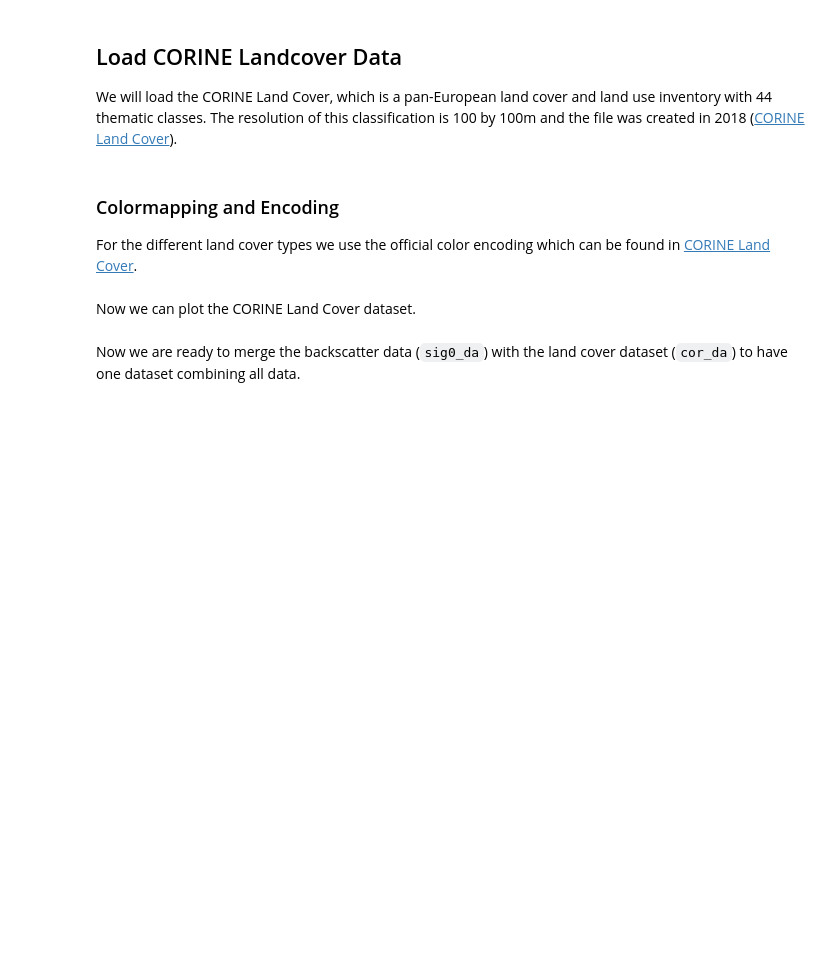
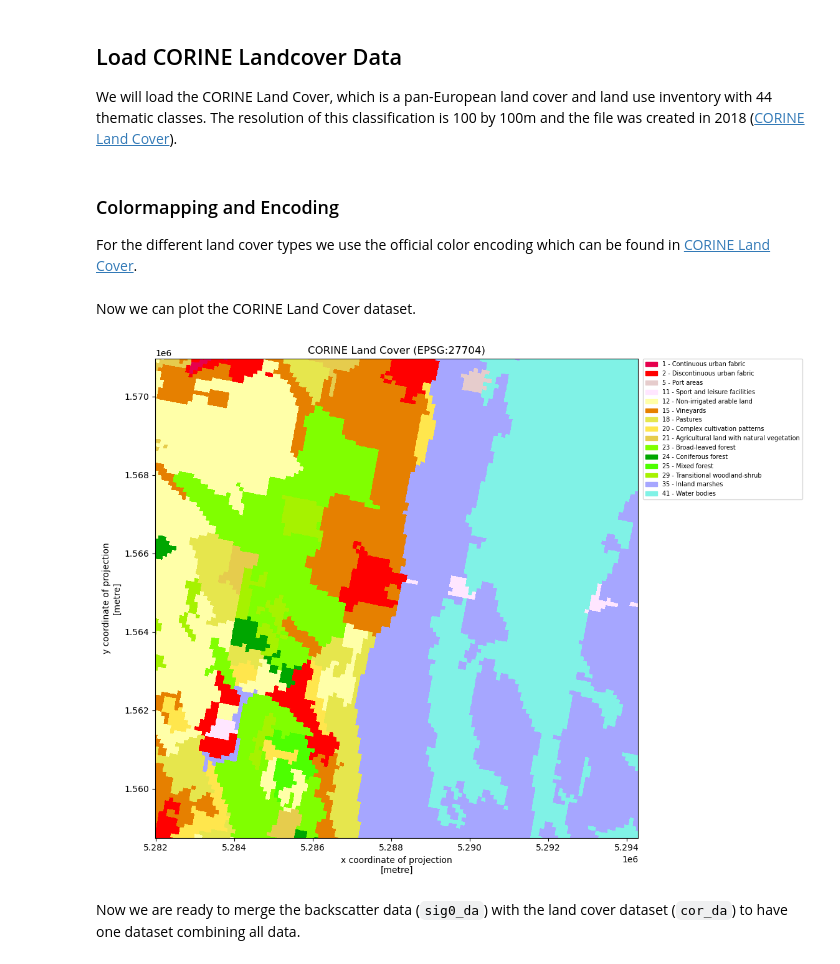
Before and after one commit to TUW-GEO/microwave-remote-sensing, a Jupyter notebook: unit_02/06_in_class_exercise.ipynb, the cells around one changed output. Drawn from its saved outputs; the diff is of its cells as text; code cells hidden in the pictures; blank space fills up the shorter version.

Commit message:
create single fucntions for plotting, renamed package file, rename some variables for better understanding

```diff
--- a/unit_02/06_in_class_exercise.ipynb
+++ b/unit_02/06_in_class_exercise.ipynb
@@ -57,14 +63,12 @@ norm = BoundaryNorm(categories + [max(categories) + 1], len(categories))
 # %% [markdown]
 Now we can plot the CORINE Land Cover dataset.
 # %%
-# Get landcover codes present in the image
 present_landcover_codes = np.unique(cor_da.values[~np.isnan(cor_da.values)].astype(int))
 
-# Get colors + text for legend
-handles = handles_(color_mapping, present_landcover_codes)
-
 # Create the plot
-plot_cor_da(cor_da, cmap, norm, handles)
+plot_corine_data(cor_da, cmap, norm, color_mapping, present_landcover_codes)
+# %% [output]
+[figure, added]
 # %% [markdown]
 Now we are ready to merge the backscatter data (`sig0_da`) with the land cover dataset (`cor_da`) to have one dataset combining all data.
 # %%
```
Also changed, not shown: parts of 8 cells of this notebook, 2 other files.
